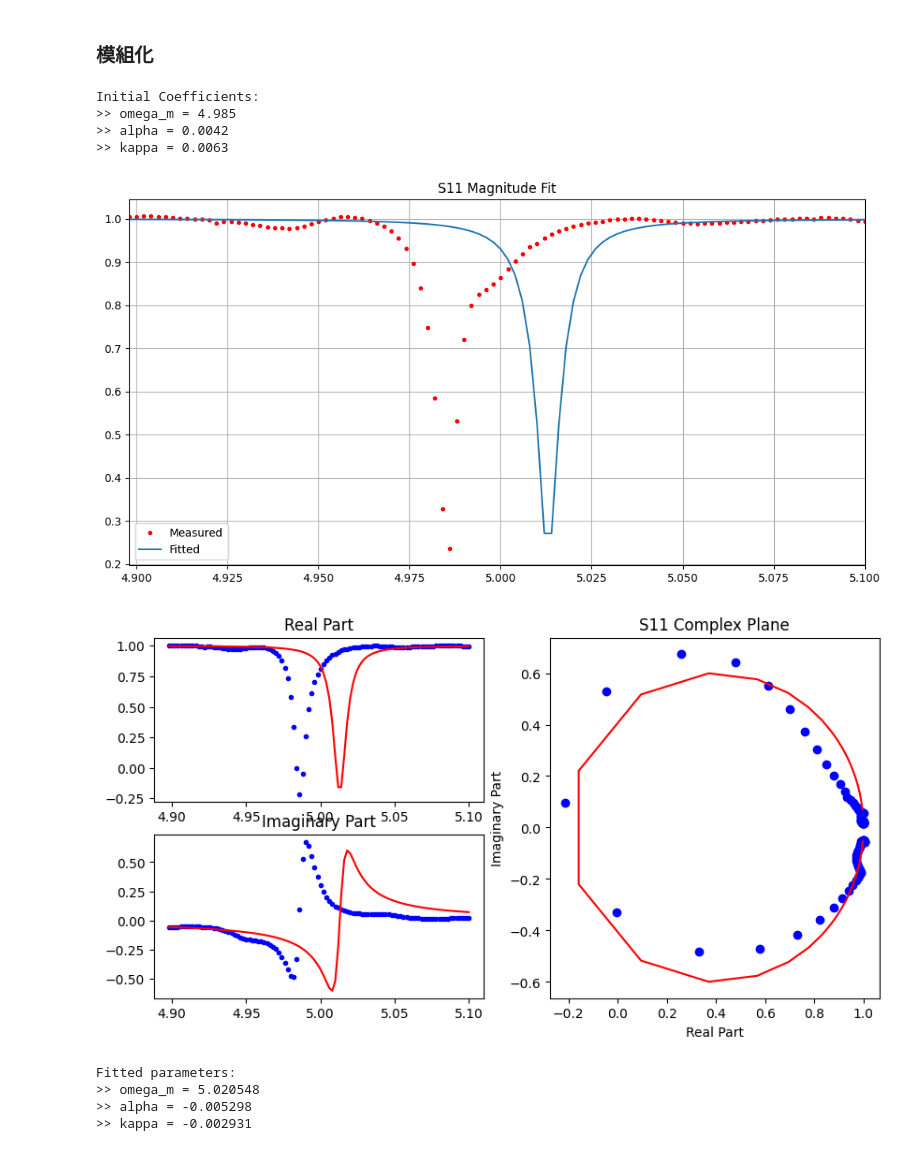
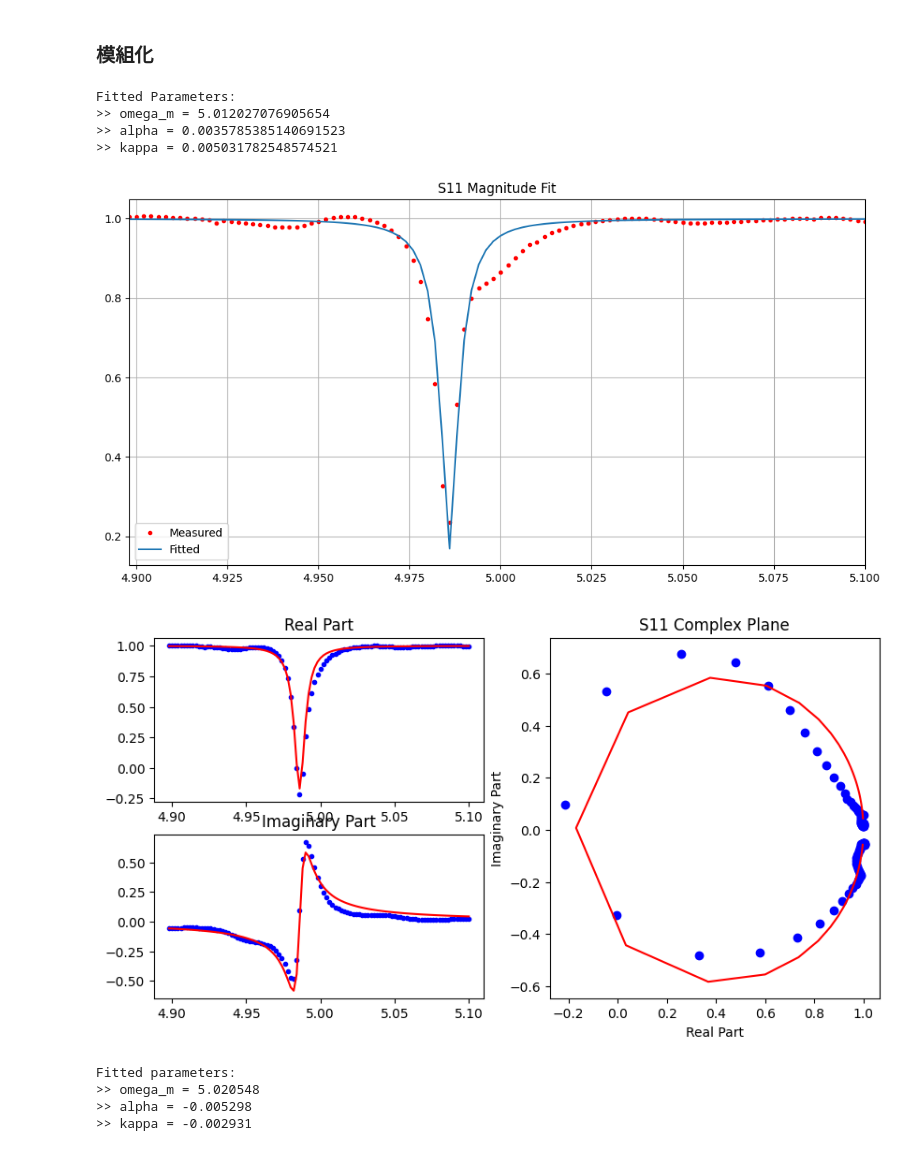
Before and after one commit to Nick1467/Mirror, a Jupyter notebook: quick_scale.ipynb, the cells around one changed output. Drawn from its saved outputs; the diff is of its cells as text; code cells hidden in the pictures.

```diff
--- a/quick_scale.ipynb
+++ b/quick_scale.ipynb
@@ -311,40 +311,40 @@ def switch_mode(mode, frequencies, measured_s11, initial_guess):
     Switch between coefficient setting mode and fitting mode.
     """
     if mode == "set":
         print("Initial Coefficients:")
         for name, value in zip(["omega_m", "alpha", "kappa"], initial_guess):
             print(f">> {name} = {value}")
         s11_fit = s11(frequencies, *initial_guess)
         plot_results(frequencies, measured_s11, s11_fit)
     elif mode == "fit":
         coeffs = fit_s11(frequencies, measured_s11, initial_guess)
         s11_fit = s11(frequencies, *coeffs)
         plot_results(frequencies, measured_s11, s11_fit)
     else:
         print("Invalid mode. Use 'set' or 'fit'.")
 
 def main():
     """
     Main execution function.
     """
     global frq, data, screen
     f_used = frq[screen] / 1e9
     s11_used = data[screen, trace_no: trace_no+1].ravel()
 
     initial_guess = np.array([4.985, 0.0042, 0.0063])  # Initial parameter estimates
 
     # Switch mode here: "set" for initial coefficients, "fit" for fitting
-    mode = "set"
+    mode = "fit"
     switch_mode(mode, f_used, s11_used, initial_guess)
 
 main()
 # %% [output]
-Initial Coefficients:
->> omega_m = 4.985
->> alpha = 0.0042
->> kappa = 0.0063
+Fitted Parameters:
+>> omega_m = 5.012027076905654
+>> alpha = 0.0035785385140691523
+>> kappa = 0.005031782548574521
-[figure, old version]
+[figure, new version]
-[figure, old version]
+[figure, new version]
 # %%
 
 import numpy as np
```
